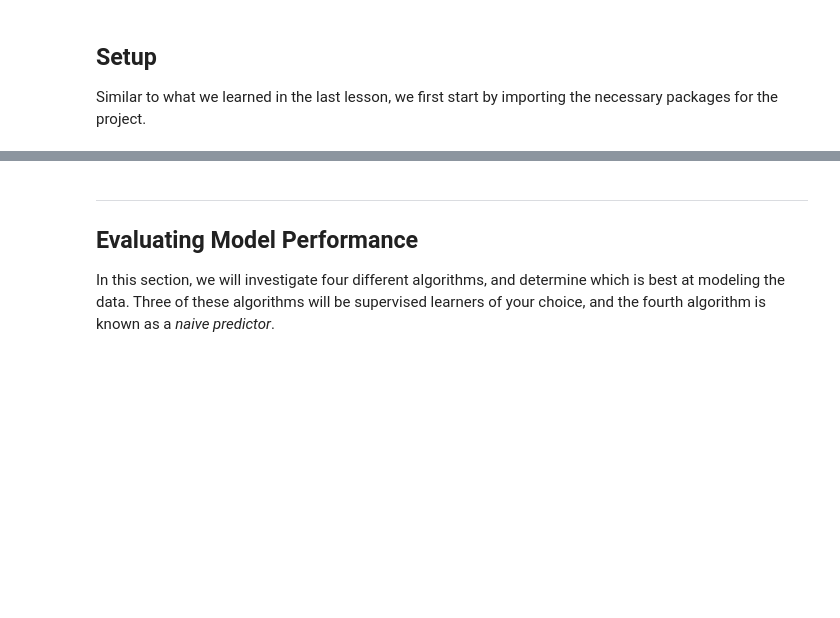
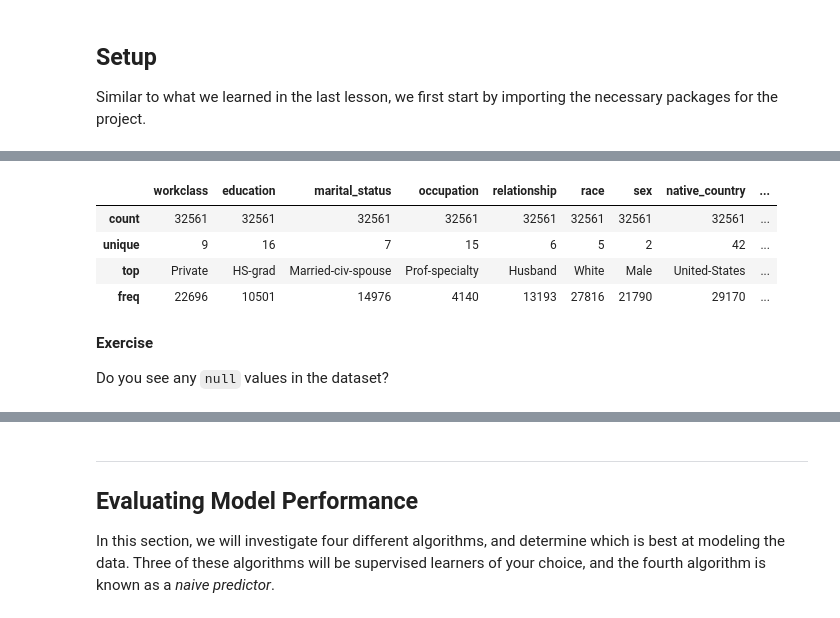
Before and after one commit to leovantoji/python_for_data_science, a Jupyter notebook: src/notebooks_solutions/l09-intro_to_ml-solution.ipynb, the cells around one changed output, grey strips where cells are left out. Cells and saved outputs as stored; diff of their text form; code cells hidden in the pictures; blank space fills up the shorter version.

```diff
--- a/src/notebooks_solutions/l09-intro_to_ml-solution.ipynb
+++ b/src/notebooks_solutions/l09-intro_to_ml-solution.ipynb
@@ -339,0 +212,13 @@ Testing set has 9045 samples.
+# %%
+# [TODO]
+data.describe(include="object")
+# %% [output]
+|  | workclass | education | marital_status | occupation | relationship | race | sex | native_country | ... |
+| count | 32561 | 32561 | 32561 | 32561 | 32561 | 32561 | 32561 | 32561 | ... |
+| unique | 9 | 16 | 7 | 15 | 6 | 5 | 2 | 42 | ... |
+| top | Private | HS-grad | Married-civ-spouse | Prof-specialty | Husband | White | Male | United-States | ... |
+| freq | 22696 | 10501 | 14976 | 4140 | 13193 | 27816 | 21790 | 29170 | ... |
+# %% [markdown]
+**Exercise**
+
+Do you see any `null` values in the dataset?
```
Also changed, not shown: parts of 94 cells of this notebook, 3 other files.
